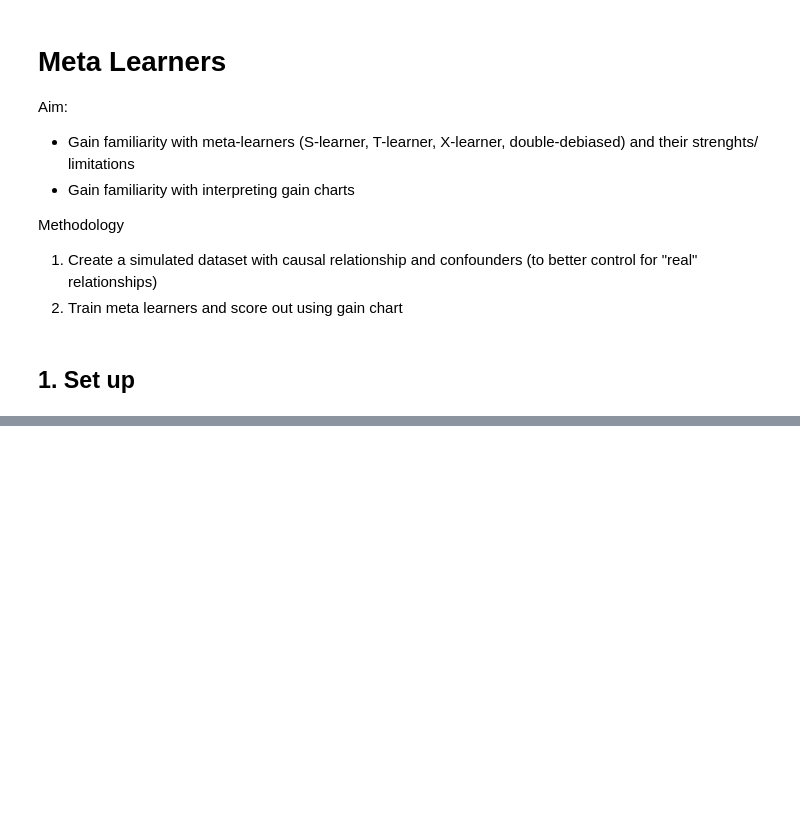
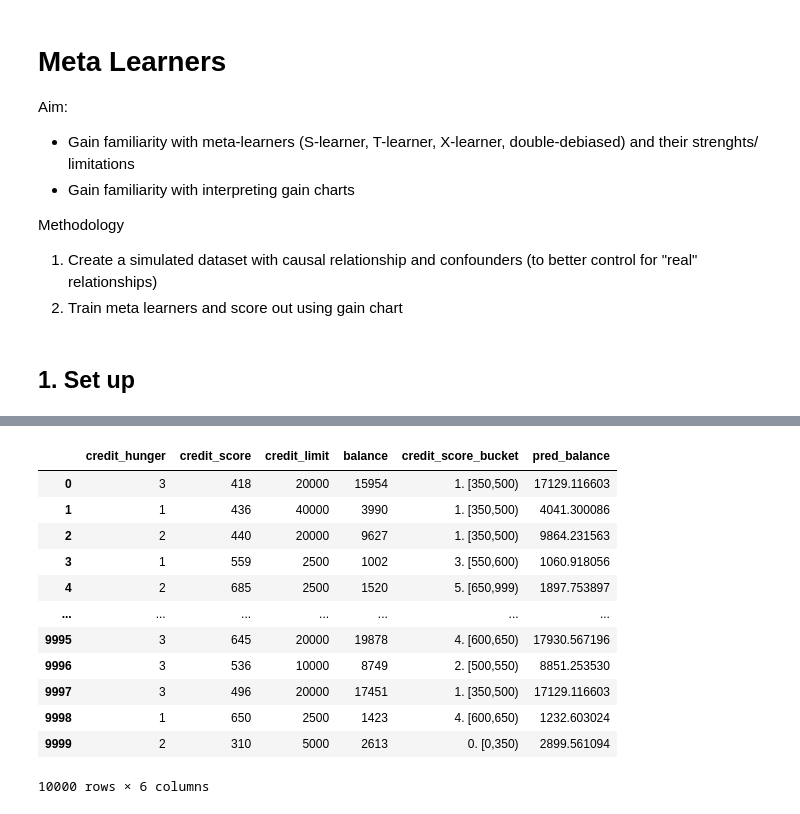
Before and after one commit to randomao/sandbox-for-ml-projects, a Jupyter notebook: projects/causal-ml/02_meta_learners.ipynb, the cells around one changed output, grey strips where cells are left out. Cells and saved outputs as stored; diff of their text form; code cells hidden in the pictures; blank space fills up the shorter version.

```diff
--- a/projects/causal-ml/02_meta_learners.ipynb
+++ b/projects/causal-ml/02_meta_learners.ipynb
@@ -172,0 +309,14 @@ Name: credit_hunger_high, dtype: float64
+# %%
+X = ['credit_hunger', 'credit_score']
+# X = ['credit_score']
+T = 'credit_limit'
+y = 'balance'
+
+df_train = sim_df_det.df
+df_test = sim_df_rnd.df
+
+s_learner = LGBMRegressor(max_depth=3, min_child_samples=30, verbosity=-1)
+s_learner.fit(df_train[X+[T]], df_train['balance'])
+
+df_train['pred_balance'] = s_learner.predict(df_train[X+[T]])
+df_test['pred_balance'] = s_learner.predict(df_test[X+[T]])
@@ -172,0 +361,16 @@ Name: credit_hunger_high, dtype: float64
+# %%
+df_test
+# %% [output]
+|  | credit_hunger | credit_score | credit_limit | balance | credit_score_bucket | pred_balance |
+| 0 | 3 | 418 | 20000 | 15954 | 1. [350,500) | 17129.116603 |
+| 1 | 1 | 436 | 40000 | 3990 | 1. [350,500) | 4041.300086 |
+| 2 | 2 | 440 | 20000 | 9627 | 1. [350,500) | 9864.231563 |
+| 3 | 1 | 559 | 2500 | 1002 | 3. [550,600) | 1060.918056 |
+| 4 | 2 | 685 | 2500 | 1520 | 5. [650,999) | 1897.753897 |
+| ... | ... | ... | ... | ... | ... | ... |
+| 9995 | 3 | 645 | 20000 | 19878 | 4. [600,650) | 17930.567196 |
+| 9996 | 3 | 536 | 10000 | 8749 | 2. [500,550) | 8851.253530 |
+| 9997 | 3 | 496 | 20000 | 17451 | 1. [350,500) | 17129.116603 |
+| 9998 | 1 | 650 | 2500 | 1423 | 4. [600,650) | 1232.603024 |
+| 9999 | 2 | 310 | 5000 | 2613 | 0. [0,350) | 2899.561094 |
+10000 rows × 6 columns
```
Also changed, not shown: parts of 15 cells of this notebook, 1 other file.
